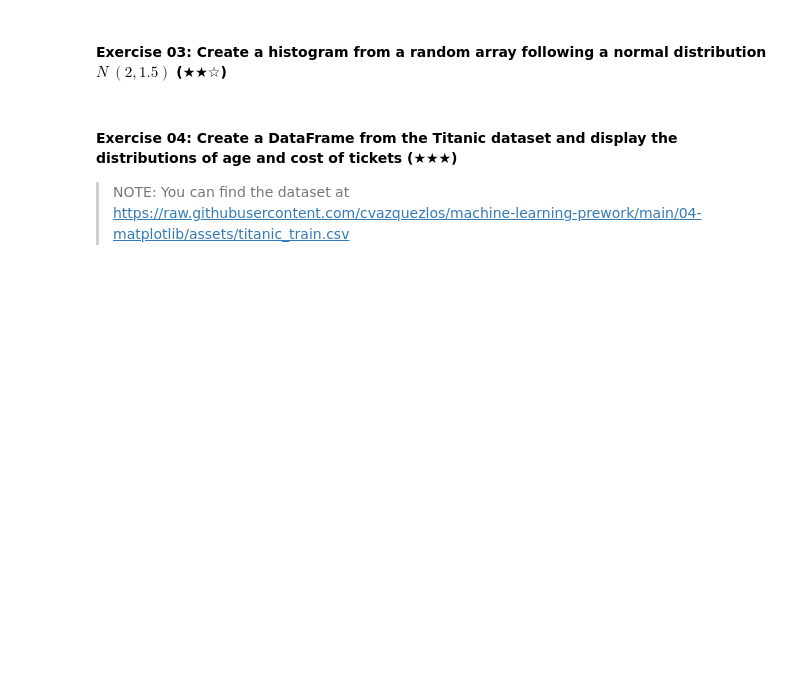
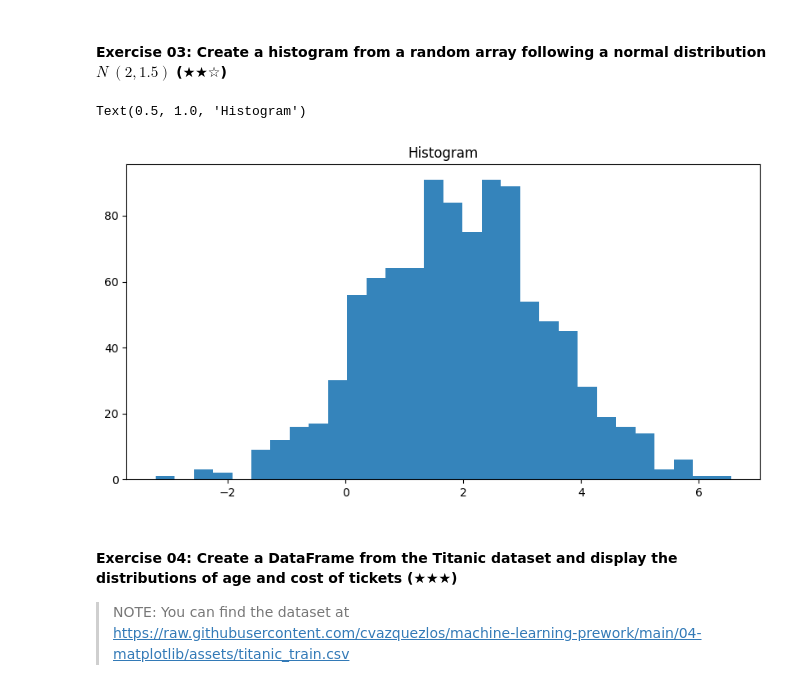
Before and after one commit to 8ajorge/8ajorge.github.io, a Jupyter notebook: 04-matplotlib/04.1-Intro-to-Matplotlib.ipynb, the cells around one changed output. Cells and saved outputs as stored; diff of their text form; code cells hidden in the pictures; blank space fills up the shorter version.

```diff
--- a/04-matplotlib/04.1-Intro-to-Matplotlib.ipynb
+++ b/04-matplotlib/04.1-Intro-to-Matplotlib.ipynb
@@ -137,5 +140,16 @@ SyntaxError: invalid syntax. Perhaps you forgot a comma? (<ipython-input-1-ace02
 # %% [markdown]
 #### Exercise 03: Create a histogram from a random array following a normal distribution $N ~ (2, 1.5) $ (★★☆)
+# %%
+array = np.random.normal(2, 1.5, 1000)
+
+plt.figure(figsize = (10, 5))
+
+plt.hist(array, bins = 30, alpha = 0.9)
+
+plt.title("Histogram")
+# %% [output]
+Text(0.5, 1.0, 'Histogram')
+[figure, added]
 # %% [markdown]
 #### Exercise 04: Create a DataFrame from the Titanic dataset and display the distributions of age and cost of tickets (★★★)
 
```
Also changed, not shown: parts of 5 cells of this notebook.
